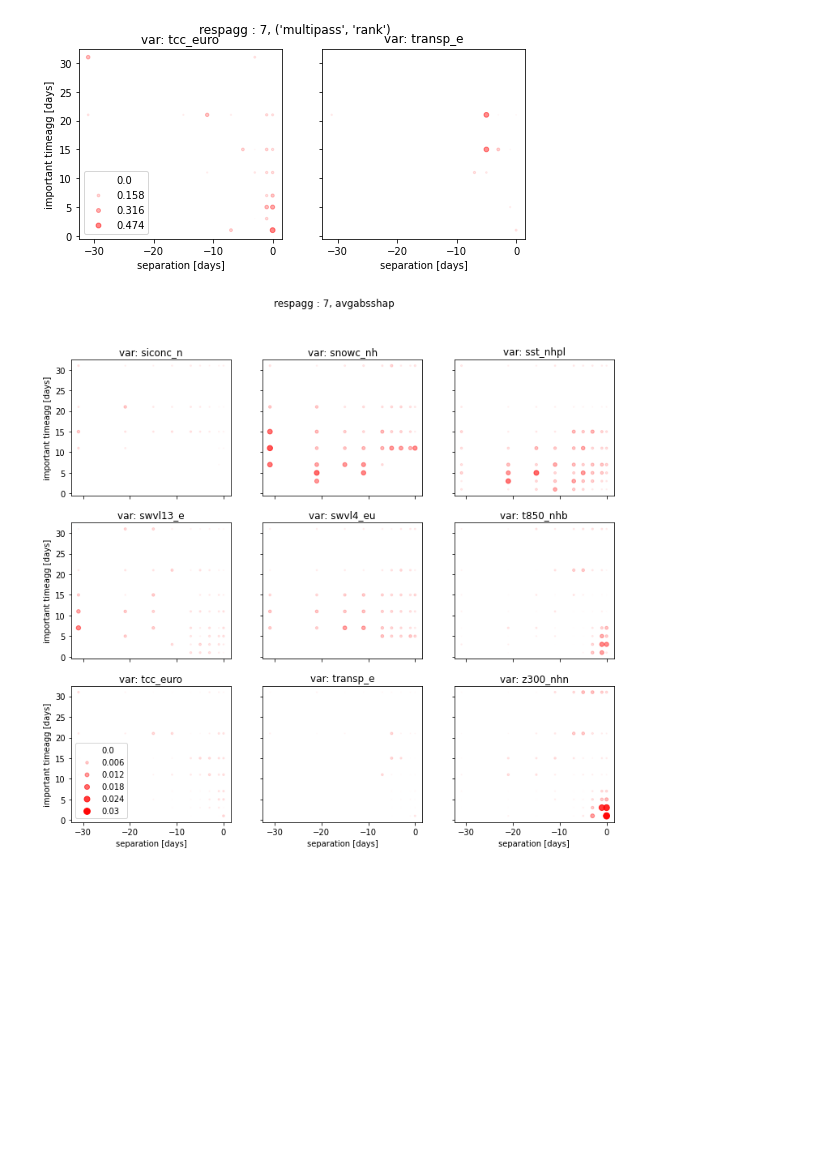
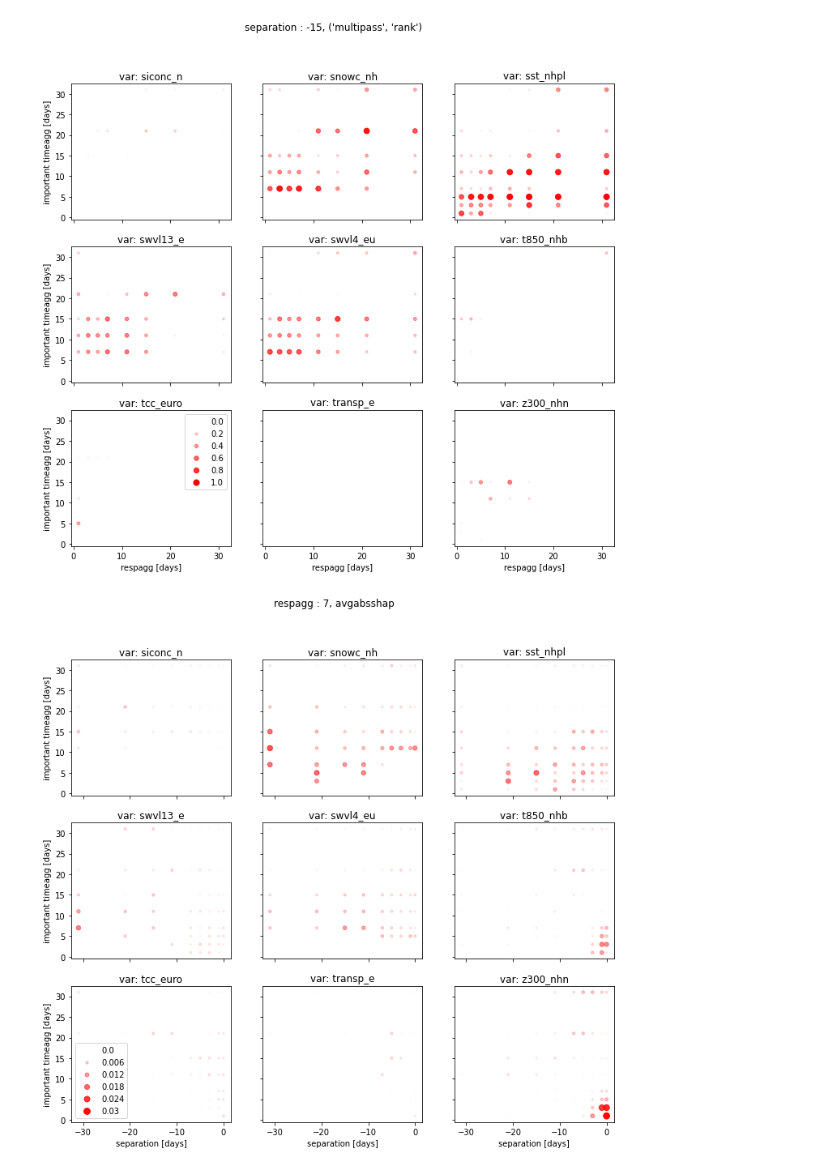
Before and after one commit to chiemvs/Weave, a Jupyter notebook: notebooks/test_inspection.ipynb, the cells around one changed output. Cells and saved outputs as stored; diff of their text form; code cells hidden in the pictures; blank space fills up the shorter version.

Commit message:
Initial plotting on the grid. Still a bug when wanting over_columns but without all combinations being present in the rowkeys.

```diff
--- a/notebooks/test_inspection.ipynb
+++ b/notebooks/test_inspection.ipynb
@@ -17,14 +17,14 @@ logging.basicConfig(level = logging.DEBUG)
 # %%
-perm = ImportanceData(Path('/scistor/ivm/jsn295/importance_spatcov_q08_nf5'), 7, [0,-1,-3,-5,-7,-11,-15,-21,-31])
-#perm = ImportanceData(Path('/scistor/ivm/jsn295/importance_spatcov_q08_nf5'), [0,1,3,5,7,11,15,21,31], -3)
+#perm = ImportanceData(Path('/scistor/ivm/jsn295/importance_spatcov_q08_nf5'), 7, [0,-1,-3,-5,-7,-11,-15,-21,-31])
+perm = ImportanceData(Path('/scistor/ivm/jsn295/importance_spatcov_q08_nf5'), [0,1,3,5,7,11,15,21,31], -15)
 perm.load_data()
 perm.scale_within(fill_na = True)
 perm.reduce_over('fold', how = 'mean')
 perm.reduce_over('clustid', how = 'max')
 # %%
-fig, axes = dotplot(perm.df.iloc[:,2], custom_order=['tcc_europe','transp_europe'], alphascaler = 1, nlegend_items=4)
+fig, axes = dotplot(perm.df.iloc[:,2], alphascaler = 1, nlegend_items=6)
 # %% [output]
-[figure, old version]
+[figure, new version]
 # %%
 shap = ImportanceData(basepath = Path('/scistor/ivm/jsn295/shaptest_standard'), respagg = 7, separation = [0,-1,-3,-5,-7,-11,-15,-21,-31])
 shap.load_data(inputpath = Path('/scistor/ivm/jsn295/clusterpar3_roll_spearman_varalpha'))
```
Also changed, not shown: parts of 32 cells of this notebook, 1 other file.
